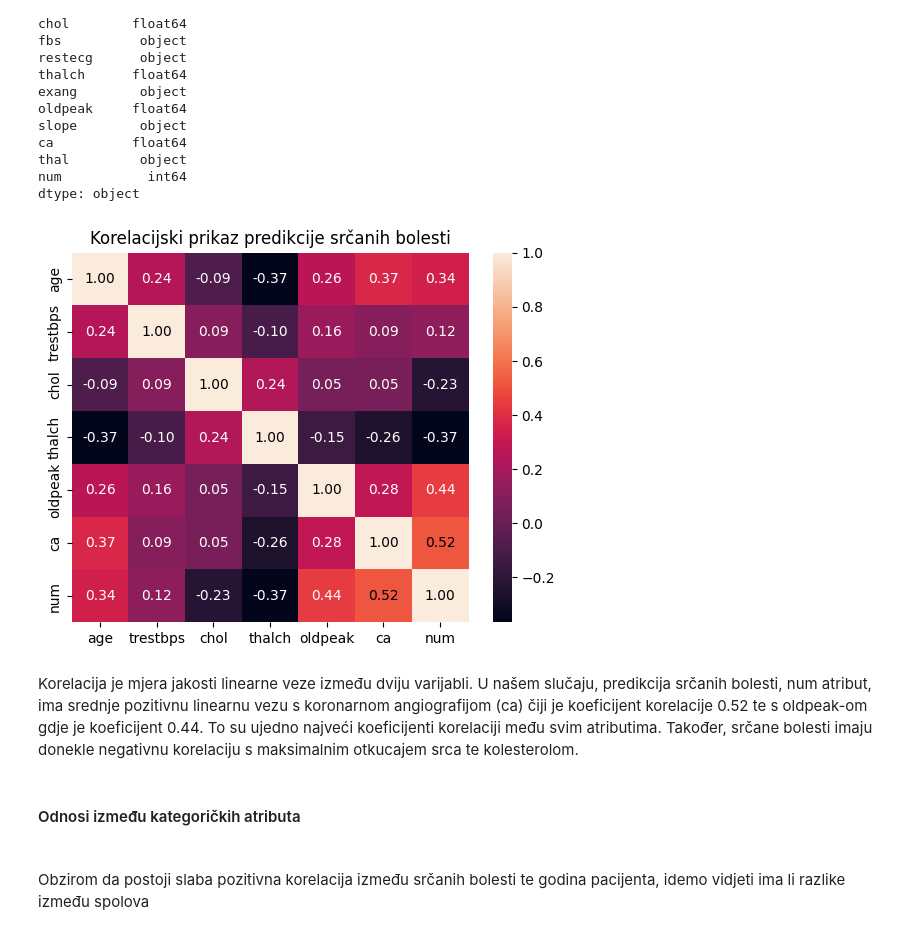
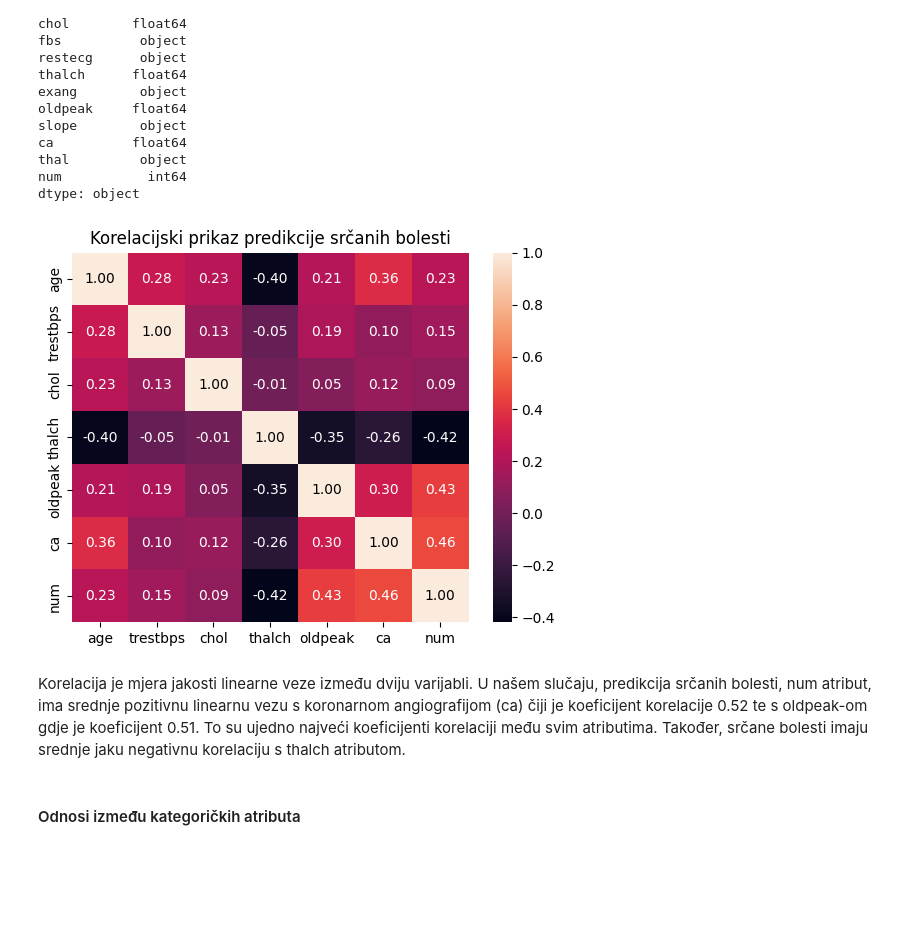
Before and after one commit to boltzman123/Heart-Failure-Disease-Prediction, a Jupyter notebook: Heart_Diesease_Detection.ipynb, the cells around one changed output. Cells and saved outputs as stored; diff of their text form; code cells hidden in the pictures; blank space fills up the shorter version.

```diff
--- a/Heart_Diesease_Detection.ipynb
+++ b/Heart_Diesease_Detection.ipynb
@@ -25,5 +27,6 @@ import warnings
 # %%
 X = pd.read_csv("heart_disease_uci.csv", index_col = 0)
+X = X[X.dataset == "Cleveland"]
 X
 # %% [output]
 |  | age | sex | dataset | cp | trestbps | chol | fbs | restecg | thalch | exang | oldpeak | ... |
@@ -110,30 +111,33 @@ num           int64
 dtype: object
 # %%
 object_columns = X.select_dtypes("object").columns
+
 X_numeric = X.loc[:, ~X.columns.isin(object_columns)]
-correlation_matrix = X_numeric.corr()
-sns.heatmap(X_numeric.corr(), annot=False)
+X_tmp_numeric = X_numeric.copy()
+
+X_tmp_numeric.loc[X_tmp_numeric["num"] > 0, "num"] = 1
+
+correlation_matrix = X_tmp_numeric.corr()
+sns.heatmap(X_tmp_numeric.corr(), annot=False)
 
 def get_text_color(value, threshold=0.5):
     if abs(value) > threshold:
         return 'black'
     else:
         return 'white'
 
 for i in range(len(correlation_matrix)):
     for j in range(len(correlation_matrix)):
         value = correlation_matrix.iloc[i, j]
         text_color = get_text_color(value)
         plt.text(j + 0.5, i + 0.5, f'{value:.2f}', ha='center', va='center', color=text_color)
 
 plt.title("Korelacijski prikaz predikcije srčanih bolesti")
 plt.show()
 # %% [output]
-[figure, old version]
+[figure, new version]
 # %% [markdown]
-Korelacija je mjera jakosti linearne veze između dviju varijabli. U našem slučaju, predikcija srčanih bolesti, num atribut, ima srednje pozitivnu linearnu vezu s koronarnom angiografijom (ca) čiji je koeficijent korelacije 0.52 te s oldpeak-om gdje je koeficijent 0.44. To su ujedno najveći koeficijenti korelaciji među svim atributima.
-Također, srčane bolesti imaju donekle negativnu korelaciju s maksimalnim otkucajem srca te kolesterolom.
+Korelacija je mjera jakosti linearne veze između dviju varijabli. U našem slučaju, predikcija srčanih bolesti, num atribut, ima srednje pozitivnu linearnu vezu s koronarnom angiografijom (ca) čiji je koeficijent korelacije 0.52 te s oldpeak-om gdje je koeficijent 0.51. To su ujedno najveći koeficijenti korelaciji među svim atributima.
+Također, srčane bolesti imaju srednje jaku negativnu korelaciju s thalch atributom.
 # %% [markdown]
 <h4>Odnosi između kategoričkih atributa<h4>
-# %% [markdown]
-Obzirom da postoji slaba pozitivna korelacija između srčanih bolesti te godina pacijenta, idemo vidjeti ima li razlike između spolova
```
Also changed, not shown: parts of 32 cells of this notebook.
